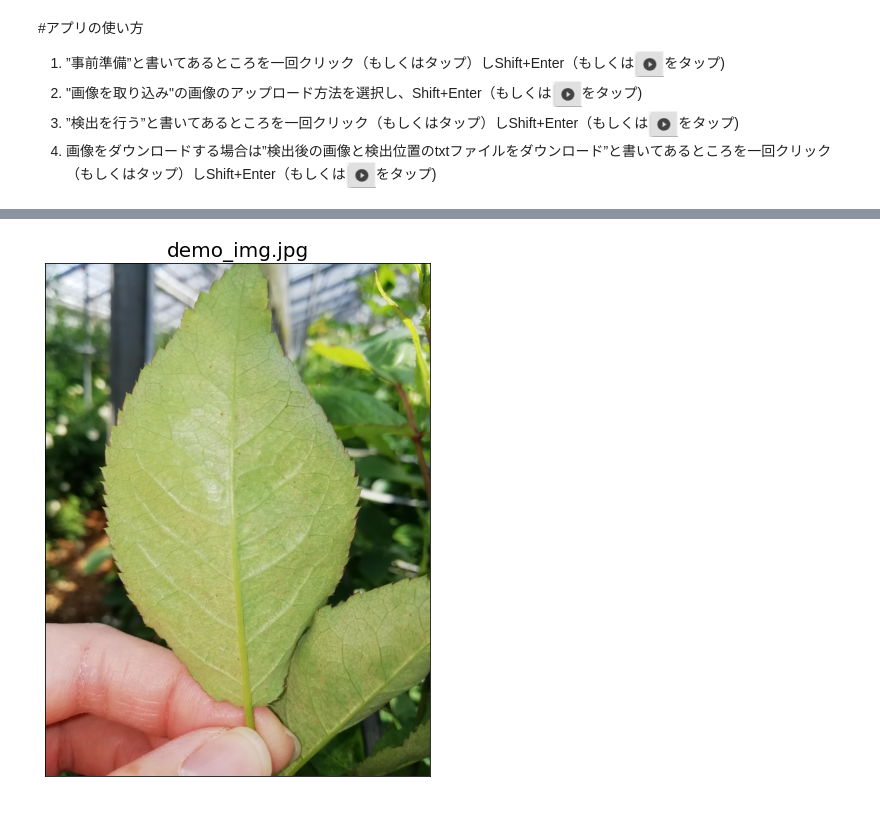
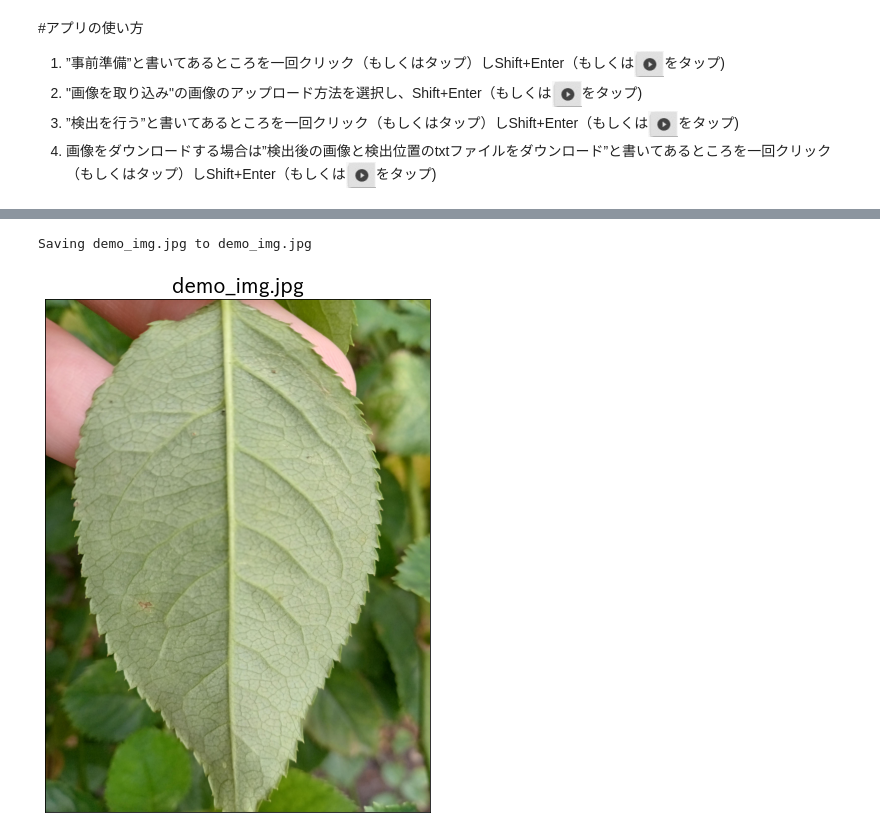
Before and after one commit to 1900690/koukai, a Jupyter notebook: mite_demo_22.ipynb, the cells around one changed output, grey strips where cells are left out. Drawn from its saved outputs; the diff is of its cells as text; code cells hidden in the pictures.

```diff
--- a/mite_demo_22.ipynb
+++ b/mite_demo_22.ipynb
@@ -70,6 +75,6 @@ def pil2cv(image):
 # %%
 #@title 画像を取り込み { display-mode: "form" }
-画像のアップロード方法を選択してください= "\u30B5\u30F3\u30D7\u30EB\u753B\u50CF\u3067\u691C\u51FA" #@param ["サンプル画像で検出", "画像をアップロード", "インカメラで画像を撮影", "アウトカメラで画像を撮影"]
+画像のアップロード方法を選択してください= "\u753B\u50CF\u3092\u30A2\u30C3\u30D7\u30ED\u30FC\u30C9" #@param ["サンプル画像で検出", "画像をアップロード", "インカメラで画像を撮影", "アウトカメラで画像を撮影"]
 
 import os
 import shutil
@@ -268,4 +274,5 @@ else:
+Saving demo_img.jpg to demo_img.jpg
-[figure, old version]
+[figure, new version]
 # %%
 #@title 検出を行う { display-mode: "form" }
 
```
Also changed, not shown: parts of 4 cells of this notebook.
